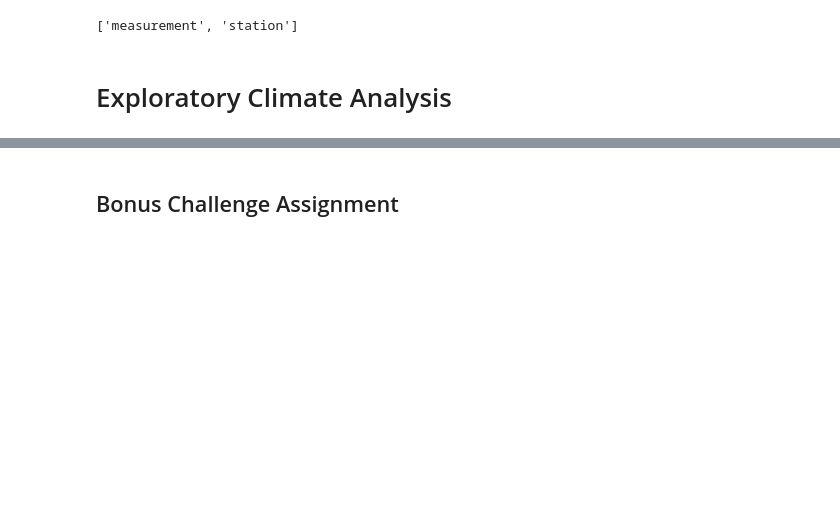
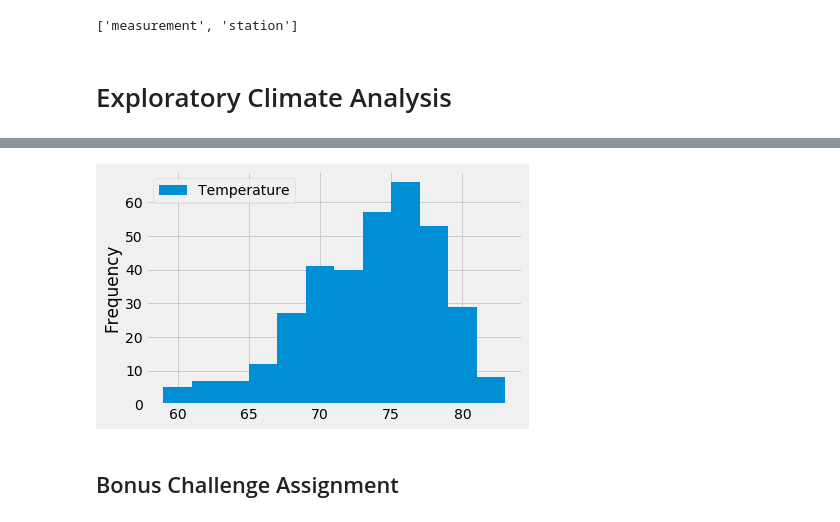
Before and after one commit to Jamahler/sqlalchemy-challenge, a Jupyter notebook: Instructions/climate_starter.ipynb, the cells around one changed output, grey strips where cells are left out. Saved outputs shown, nothing was run; the diff lists cells and outputs as text; code cells hidden in the pictures; blank space fills up the shorter version.

```diff
--- a/Instructions/climate_starter.ipynb
+++ b/Instructions/climate_starter.ipynb
@@ -66,3 +101,6 @@ plt.show()
 # %%
 # Choose the station with the highest number of temperature observations.
 # Query the last 12 months of temperature observation data for this station and plot the results as a histogram
+most_observations = session.query(measurement.station, func.count(measurement.tobs)).group_by(measurement.station).order_by(func.count(measurement.tobs).desc()).first()
+most_obs_station = most_observations[0]
+most_obs_station
@@ -68,0 +109,4 @@ plt.show()
+# %%
+temperature_observations = session.query(measurement.tobs).filter(measurement.date >= year_ago).filter(measurement.station == most_obs_station)
+temperature_df = pd.DataFrame(temperature_observations, columns=["Temperature"])
+temperature_df
@@ -69,3 +127,8 @@ plt.show()
+# %%
+temperature_df.plot.hist(bins=12)
+plt.savefig("../histogram.png")
+# %% [output]
+[figure, added]
 # %% [markdown]
 ## Bonus Challenge Assignment
 # %%
```
Also changed, not shown: parts of 8 cells of this notebook, 5 other files.
